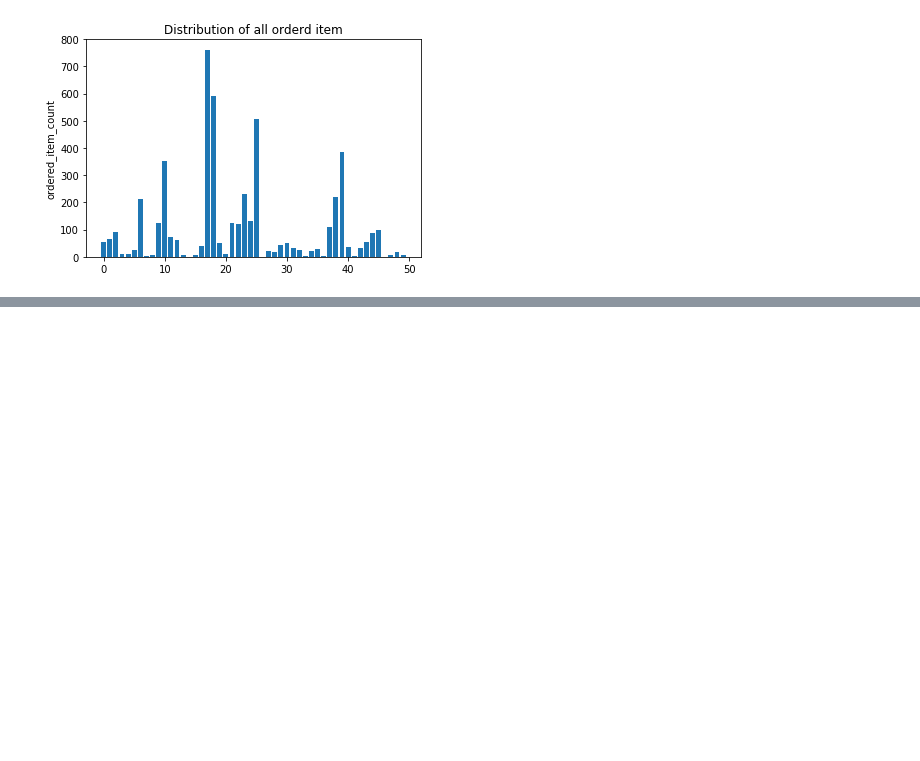
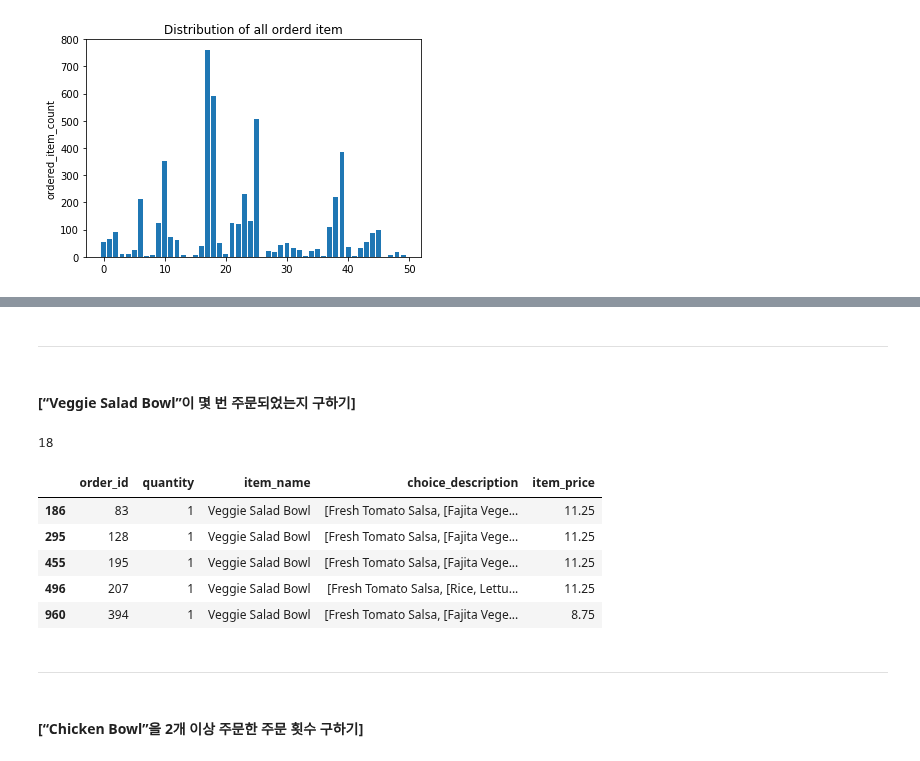
Before and after one commit to yoonkt200/python-data-analysis, a Jupyter notebook: chapter1/01-chipotle-eda.ipynb, the cells around one changed output, grey strips where cells are left out. Drawn from its saved outputs; the diff is of its cells as text; code cells hidden in the pictures; blank space fills up the shorter version.

```diff
--- a/chapter1/01-chipotle-eda.ipynb
+++ b/chapter1/01-chipotle-eda.ipynb
@@ -208,0 +389,23 @@ plt.show()
+# %% [markdown]
+-----
+# %% [markdown]
+#### [“Veggie Salad Bowl”이 몇 번 주문되었는지 구하기]
+# %%
+# “Veggie Salad Bowl”이 몇 번 주문되었는지 구하기
+chipo_salad = chipo[chipo['item_name'] == "Veggie Salad Bowl"]
+chipo_salad = chipo_salad.drop_duplicates(['item_name', 'order_id']) # 한 주문 내에서 중복 집계된 item_name 제거
+
+print(len(chipo_salad))
+chipo_salad.head(5)
+# %% [output]
+18
+|  | order_id | quantity | item_name | choice_description | item_price |
+| 186 | 83 | 1 | Veggie Salad Bowl | [Fresh Tomato Salsa, [Fajita Vege... | 11.25 |
+| 295 | 128 | 1 | Veggie Salad Bowl | [Fresh Tomato Salsa, [Fajita Vege... | 11.25 |
+| 455 | 195 | 1 | Veggie Salad Bowl | [Fresh Tomato Salsa, [Fajita Vege... | 11.25 |
+| 496 | 207 | 1 | Veggie Salad Bowl | [Fresh Tomato Salsa, [Rice, Lettu... | 11.25 |
+| 960 | 394 | 1 | Veggie Salad Bowl | [Fresh Tomato Salsa, [Fajita Vege... | 8.75 |
+# %% [markdown]
+-----
+# %% [markdown]
+#### [“Chicken Bowl”을 2개 이상 주문한 주문 횟수 구하기]
```
Also changed, not shown: parts of 34 cells of this notebook.
